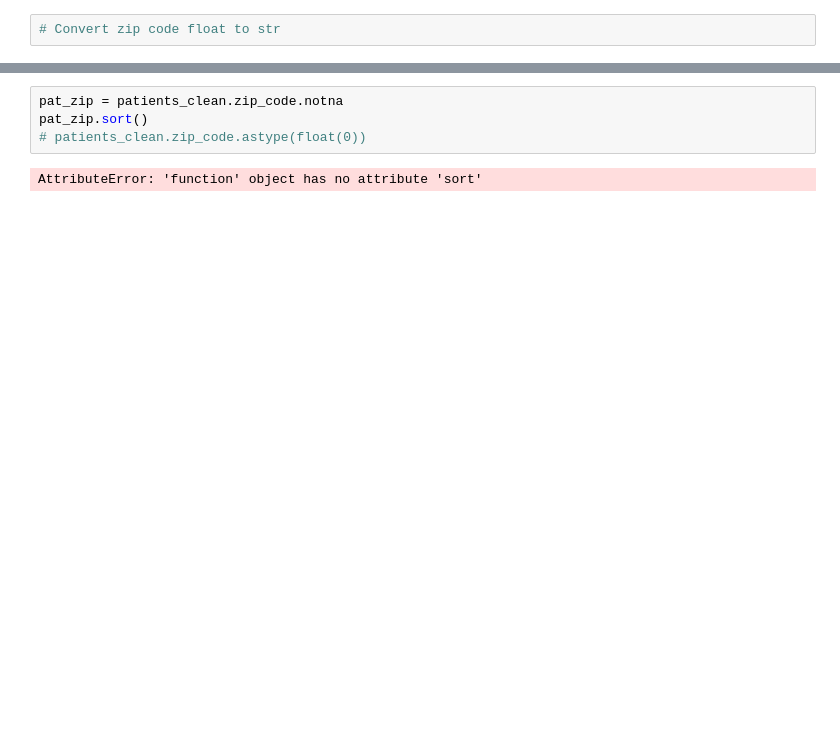
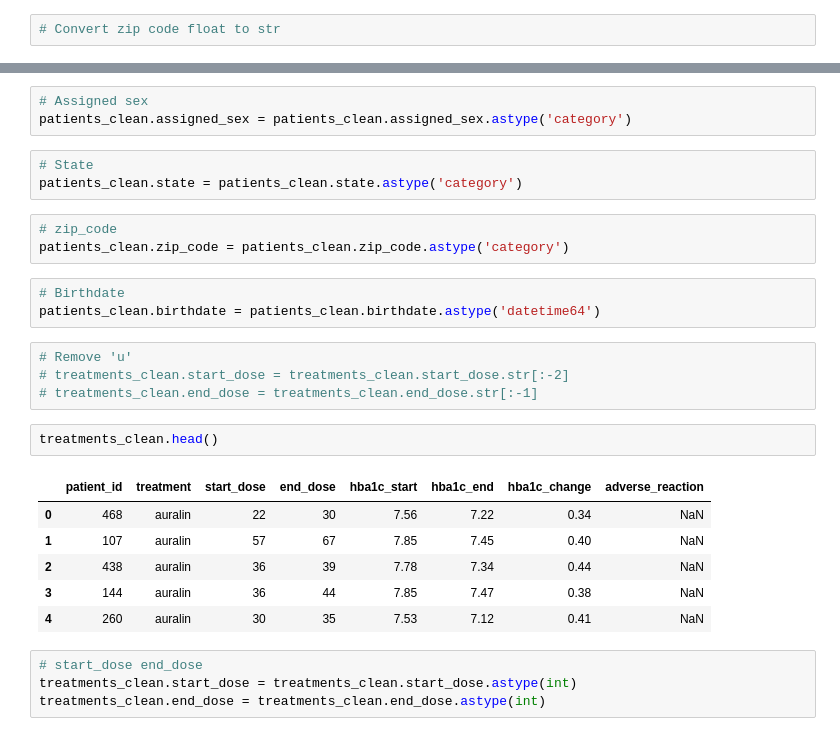
Before and after one commit to KarinWiberg/uc_dataanalytics_data_wrangling, a Jupyter notebook: data_assessment_cleaning_classes.ipynb, the cells around one changed output, grey strips where cells are left out. Saved outputs shown, nothing was run; the diff lists cells and outputs as text; blank space fills up the shorter version.

```diff
--- a/data_assessment_cleaning_classes.ipynb
+++ b/data_assessment_cleaning_classes.ipynb
@@ -801,6 +942,29 @@ Name: zip_code, Length: 501, dtype: object
+# %%
+# Assigned sex
+patients_clean.assigned_sex = patients_clean.assigned_sex.astype('category')
+# %%
+# State
+patients_clean.state = patients_clean.state.astype('category')
 # %%
-pat_zip = patients_clean.zip_code.notna
-pat_zip.sort()
-# patients_clean.zip_code.astype(float(0))
+# zip_code
+patients_clean.zip_code = patients_clean.zip_code.astype('category')
-# %% [output]
-AttributeError: 'function' object has no attribute 'sort'
+# %%
+# Birthdate
+patients_clean.birthdate = patients_clean.birthdate.astype('datetime64')
+# %%
+# Remove 'u'
+# treatments_clean.start_dose = treatments_clean.start_dose.str[:-2]
+# treatments_clean.end_dose = treatments_clean.end_dose.str[:-1]
+# %%
+treatments_clean.head()
+# %% [output]
+|  | patient_id | treatment | start_dose | end_dose | hba1c_start | hba1c_end | hba1c_change | adverse_reaction |
+| 0 | 468 | auralin | 22 | 30 | 7.56 | 7.22 | 0.34 | NaN |
+| 1 | 107 | auralin | 57 | 67 | 7.85 | 7.45 | 0.40 | NaN |
+| 2 | 438 | auralin | 36 | 39 | 7.78 | 7.34 | 0.44 | NaN |
+| 3 | 144 | auralin | 36 | 44 | 7.85 | 7.47 | 0.38 | NaN |
+| 4 | 260 | auralin | 30 | 35 | 7.53 | 7.12 | 0.41 | NaN |
+# %%
+# start_dose end_dose
+treatments_clean.start_dose = treatments_clean.start_dose.astype(int)
+treatments_clean.end_dose = treatments_clean.end_dose.astype(int)
```
Also changed, not shown: parts of 37 cells of this notebook.
